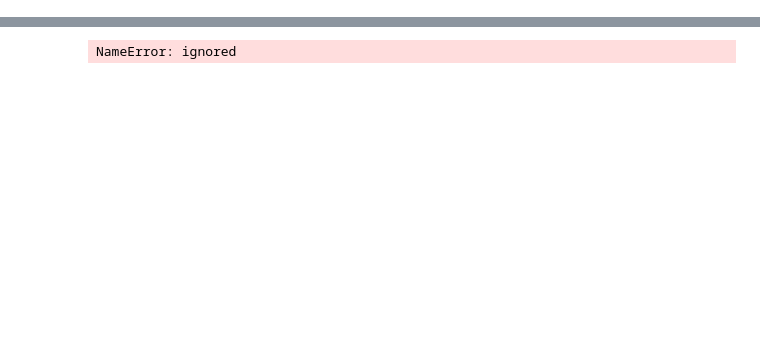
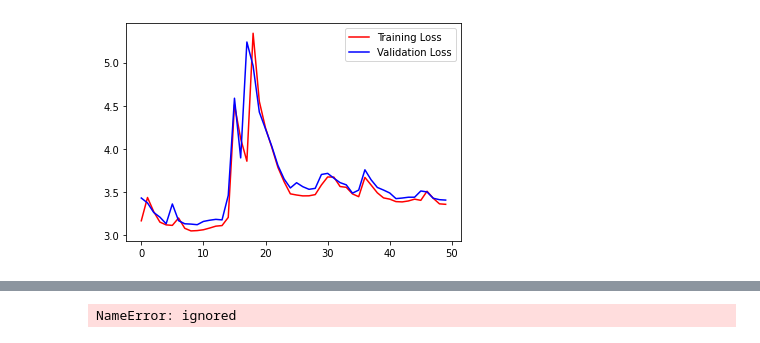
Before and after one commit to msaad1311/Machine-Translation-English-to-French, a Jupyter notebook: Machine_Translation.ipynb, the cells around one changed output, grey strips where cells are left out. Drawn from its saved outputs; the diff is of its cells as text; code cells hidden in the pictures; blank space fills up the shorter version.

```diff
--- a/Machine_Translation.ipynb
+++ b/Machine_Translation.ipynb
@@ -35,0 +121,4 @@ small_vocab_fr Line 2:  Je déclare reprise la session du Parlement européen qu
+# %%
+fr_pad=np.array(fr_pad)
+fr_pad=fr_pad.reshape(fr_pad.shape[0],fr_pad.shape[1],1)
+fr_pad.shape
@@ -35,0 +127,7 @@ small_vocab_fr Line 2:  Je déclare reprise la session du Parlement européen qu
+# %%
+model1 = Sequential()
+model1.add(Embedding(vocab_en+2,300,input_length=maxi_fr))
+model1.add(GRU(64,activation='relu',return_sequences=True))
+model1.add(TimeDistributed(Dense(vocab_fr+2)))
+# %%
+model1.compile(loss=sparse_categorical_crossentropy,optimizer='adam',metrics=['accuracy'])
@@ -35,0 +151,2 @@ small_vocab_fr Line 2:  Je déclare reprise la session du Parlement européen qu
+# %%
+history=model1.fit(x=en_pad,y=fr_pad,epochs=50,validation_split=0.2)
@@ -35,0 +171,7 @@ small_vocab_fr Line 2:  Je déclare reprise la session du Parlement européen qu
+# %%
+plt.plot(history.history['loss'],color='r',label='Training Loss')
+plt.plot(history.history['val_loss'],color='b',label='Validation Loss')
+plt.legend()
+plt.show()
+# %% [output]
+[figure, added]
```
Also changed, not shown: parts of 24 cells of this notebook.
